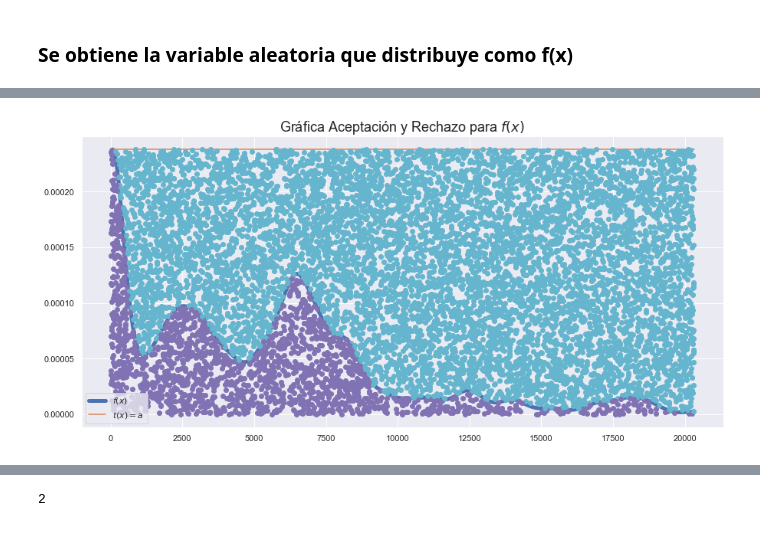
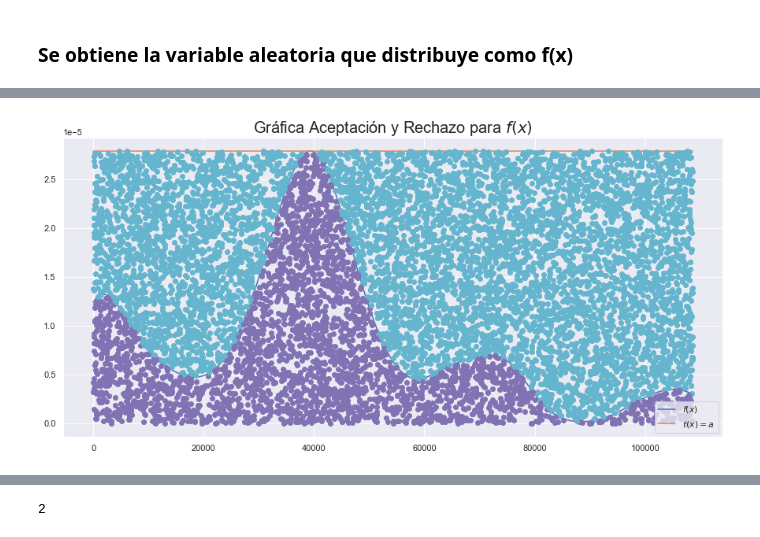
Before and after one commit to Miriam1999/proyecto_modulo1, a Jupyter notebook: ProyectoModulo1_MedellínM_OrtizM.ipynb, the cells around one changed output, grey strips where cells are left out. Cells and saved outputs as stored; diff of their text form; code cells hidden in the pictures.

```diff
--- a/ProyectoModulo1_MedellínM_OrtizM.ipynb
+++ b/ProyectoModulo1_MedellínM_OrtizM.ipynb
@@ -116,8 +116,8 @@ from scipy import optimize
 ### Variable 1: Confirmados
 # %%
 #Se obtienen de la base de datos los casos confirmados
-data_confirmados = pd.DataFrame(data["Confirmados"])
-data_confirmados.tail(10)
+data_confirmados = pd.DataFrame(data["Confirmados"][7:])
+data_confirmados.head(10)
 # %% [output]
 |  | Confirmados |
 | Fecha |  |
@@ -185,46 +176,33 @@ plt.show()
 # %%
-def Acep_rechazo(R2:'Variables distruidas U~U(0,1)',
-                 R1:'Variables distribuidas como g(x)',
-                 f:'función objetivo a generar',
-                 t:'función que mayor a f'):
-
+def Acep_rechazo(R2: "Variables distruidas U ~ U(0, 1)", R1: "Variables distribuidas como g(x)",
+                 f: "Función objetivo a generar", t: "Función que mayor a f"):
     f_x = f(R1)
     t_x = t(R1)
-    condition = R2*t_x <=f_x
-    [plt.plot(R1[i],R2[i]*t_x[i],'om') if condition[i] else plt.plot(R1[i],R2[i]*t_x[i],'oc')
-     for i in range(len(R1))]
-
+    condition = R2 * t_x <= f_x
+    [plt.plot(R1[i], R2[i] * t_x[i], "om") if condition[i] else plt.plot(R1[i], R2[i] * t_x[i], 'oc') for i in range(len(R1))]
     plt.show()
-
     x = [R1[i] for i in range(len(R1)) if condition[i]]
     return x
 # %%
 np.random.seed(4567)
-plt.figure(figsize=[15,7])
-plt.title('Gráfica Aceptación y Rechazo para $f(x)$',fontsize=18)
-xa = np.linspace(0,20315,1000)
+plt.figure(figsize = [15, 7])
+plt.title("Gráfica Aceptación y Rechazo para $f(x)$", fontsize = 20)
+xa = x_grid
 f = f_skle
-a = f(optimize.fmin(lambda xa:-f(xa), 0, disp=False))
-t = lambda xa: a*np.ones([len(xa)])
-plt.plot(xa,f(xa), label='$f(x)$',lw=5)
-plt.plot(xa,t(xa),label='$t(x)=a$')
-plt.legend(loc="best");
+a = f(optimize.fmin(lambda xa: -f(xa), 40000, disp = False))
+t = lambda xa: a * np.ones([len(xa)])
+plt.plot(xa, f(xa), label = "$f(x)$")
+plt.plot(xa, t(xa), label = "$t(x) = a$")
+plt.legend(loc = "best");
 # Validación del método
 N = 10000 # número de puntos a simular
-# Como estoy tomando t(x) constante solo es necesario generar valores aleatorios U~(0,1)
-
-# Método muestreo estratificado (B estratos) para reducción de varianza
-#B = N
-#U2 = np.random.rand(N)
-#i = np.arange(0, B)
-#R2= (U2 + i) / B
+# Como estoy tomando t(x) constante solo es necesario generar valores aleatorios U ~ (0, 1)
 # Método de reducción de varianza por numeros complementarios
-r2_i = np.random.rand(int(N/2))
+r2_i = np.random.rand(int(N / 2))
 r2_c = 1 - r2_i
-R2 = np.concatenate([r2_i,r2_c])
-
-R1 = np.random.uniform(0,20315, size=N)
-V_A = Acep_rechazo(R2,R1,f,t)
+R2 = np.concatenate([r2_i, r2_c])
+R1 = np.random.uniform(x.min(),x.max(), size = N)
+V_A = Acep_rechazo(R2, R1, f, t)
 # %% [output]
-[figure, old version]
+[figure, new version]
 # %%
```
Also changed, not shown: parts of 20 cells of this notebook, 1 other file.
